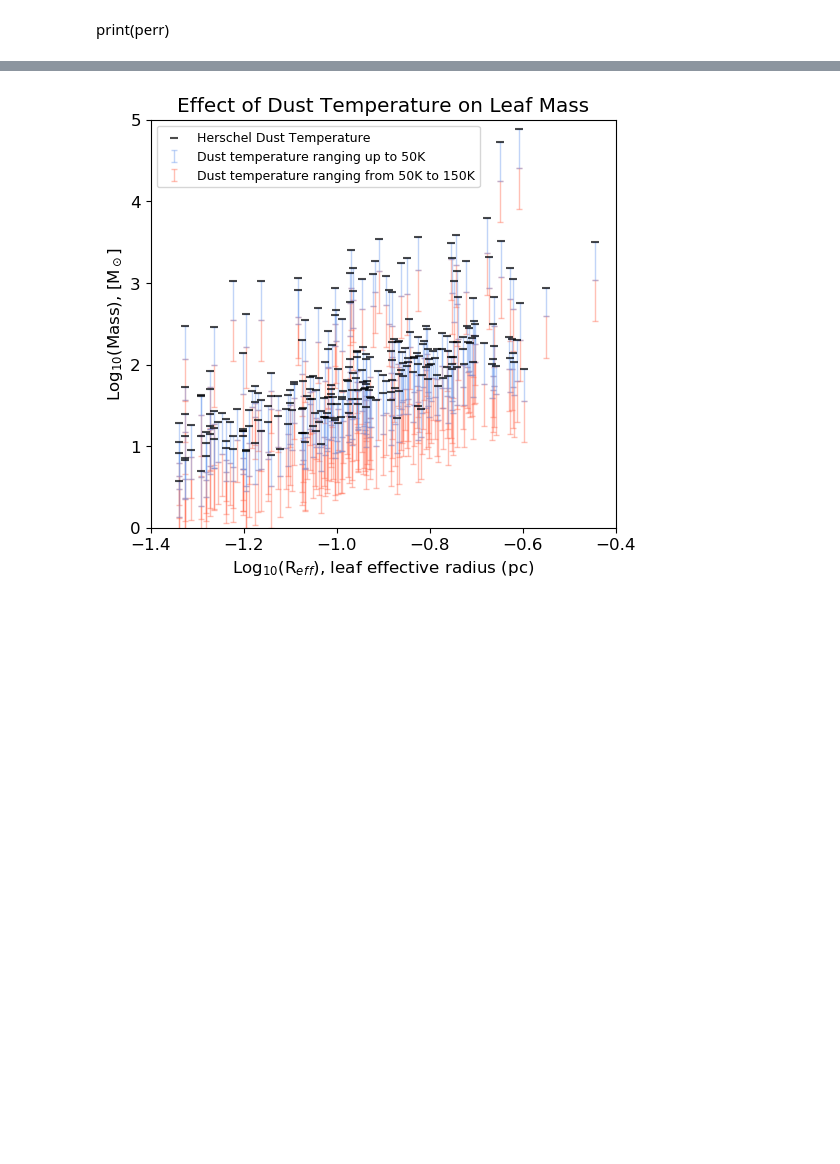
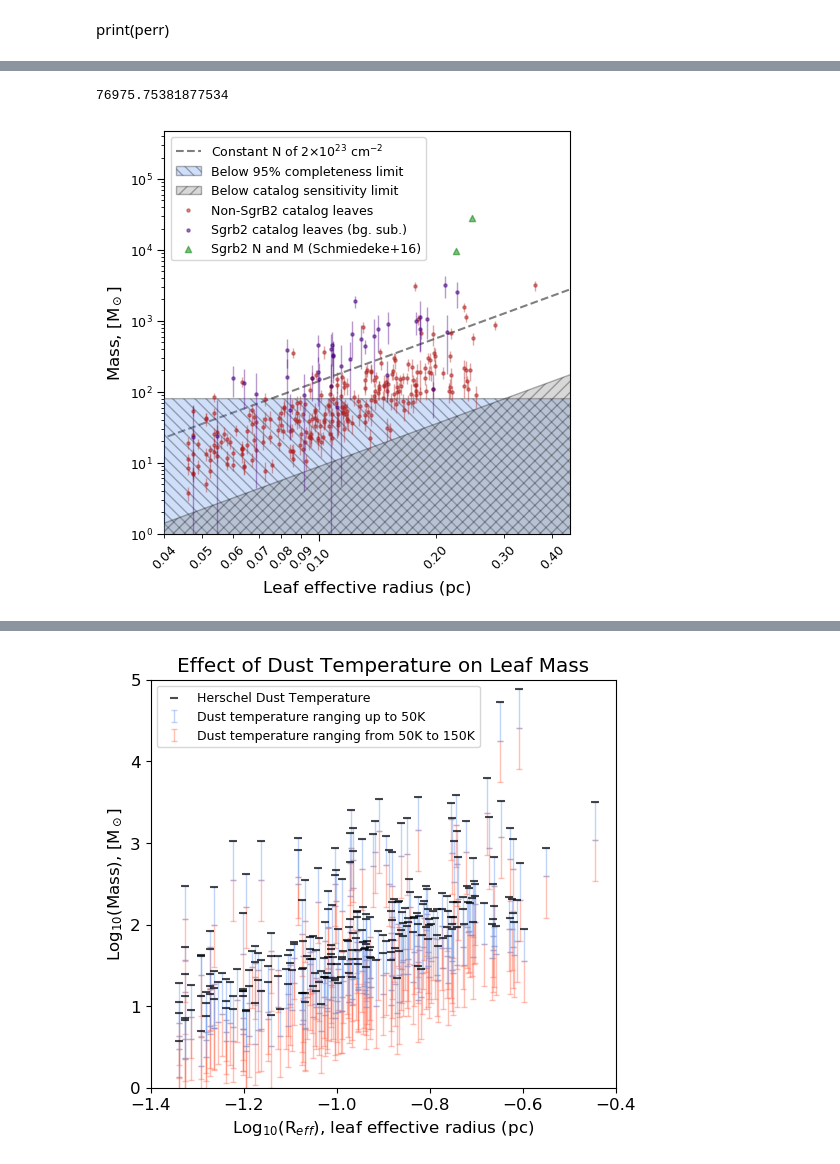
Before and after one commit to hpthatchfield/astrophys, a Jupyter notebook: CMZoom_scripts/CMZoom_catalog_figures.ipynb, the cells around one changed output, grey strips where cells are left out. Cells and saved outputs as stored; diff of their text form; code cells hidden in the pictures; blank space fills up the shorter version.

```diff
--- a/CMZoom_scripts/CMZoom_catalog_figures.ipynb
+++ b/CMZoom_scripts/CMZoom_catalog_figures.ipynb
@@ -557 +559,72 @@ plt.show()
+# %%
+## same but plotting bg sub masses for sgrb2
+
+sgrb2 = (catalog['mask_num']==9) & (catalog['leaf_ID']!='G0.699-0.028a') & (catalog['leaf_ID']!='G0.699-0.028b')
+nsgrb2 = (catalog['mask_num']!=9)
+sgrb2nm = (catalog['leaf_ID']=='G0.699-0.028a') | (catalog['leaf_ID']=='G0.699-0.028b')
+catalog['mass_bgsub'][catalog['leaf_ID']=='G0.699-0.028a']=27897.0
+catalog['mass_bgsub'][catalog['leaf_ID']=='G0.699-0.028b']=9572.0
+
+print(mass.max())
+r_eff_pc = catalog['r_eff_pc']
+noise_mass = catalog['mass_unc']
+noise_mass_bgsub = catalog['mass_bgsub_unc']
+incomp = (catalog['mass']<80)
+logyerr=(np.log10(mass)-np.log10(mass-noise_mass),
+            np.log10(mass+noise_mass)-np.log10(mass))
+mass_bin = np.array([min(mass),max(mass)])
+radius_vals = cmz.radius_from_mass_const_col_density(mass_bin,2.0*10**23)
+mass_bgsub = catalog['mass_bgsub']
+
+plt.close()
+plt.rcParams.update({'font.size': 12}) #set fontsize
+
+f = plt.figure(figsize=(5,5))
+ax1 = f.add_subplot(111)
+ax1.scatter(r_eff_pc[nsgrb2],mass[nsgrb2],s=20, color='firebrick',
+             alpha=.5,marker='.',zorder=2000,label='Non-SgrB2 catalog leaves')
+ax1.errorbar(x=r_eff_pc[nsgrb2],y=mass[nsgrb2],
+             yerr=noise_mass[nsgrb2],
+             ls='none',color='firebrick',alpha=.4,marker='', linewidth=1.0,zorder=2000)
+ax1.scatter(r_eff_pc[sgrb2],mass_bgsub[sgrb2],s=20, color='indigo',
+             alpha=.5,marker='.',zorder=2000,label='Sgrb2 catalog leaves (bg. sub.)')
+ax1.errorbar(x=r_eff_pc[sgrb2],y=mass_bgsub[sgrb2],
+             yerr=noise_mass_bgsub[sgrb2],
+             ls='none',color='indigo',alpha=.4,marker='', linewidth=1.0,zorder=2000)
+ax1.scatter(r_eff_pc[sgrb2nm],mass_bgsub[sgrb2nm],s=20, color='green',
+             alpha=.5,marker='^',zorder=2000,label='Sgrb2 N and M (Schmiedeke+16)')
+ax1.plot(radius_vals,mass_bin,color='k',ls='--',
+         label='Constant N of 2$\\times$10$^{23}$ cm$^{-2}$',alpha=0.5)
+ax1.fill(np.concatenate((r_arr_pc,r_arr_pc)), np.concatenate((np.zeros_like(masscut)-1.,np.repeat(80,len(r_arr_pc)))),
+         facecolor='cornflowerblue', alpha=0.3, edgecolor='k', hatch='\\\\\\', zorder=30,
+         label='Below 95% completeness limit')
+ax1.fill(np.concatenate((r_arr_pc,r_arr_pc)), np.concatenate((np.zeros_like(masscut)-1.,masscut)),
+         facecolor='grey', alpha=0.3, edgecolor='k', hatch='///', zorder=30,
+         label='Below catalog sensitivity limit')
+ax1.set_xlabel('Leaf effective radius (pc)',fontsize=12)
+ax1.set_ylabel('Mass, [M$_\odot$]',fontsize=12)
+ax1.set_ylim(10**(0),1.5*10**5.5)
+ax1.set_xlim(5**(-2),15**(-0.3))
+ax1.set_xscale('log')
+ax1.tick_params(axis='x', which='major', rotation=45, labelsize=9,length=5)
+ax1.tick_params(axis='y', which='major', rotation=0, labelsize=9,length=5)
+ax1.tick_params(axis='x', which='minor',rotation=45, labelsize=9,length=3)
+ax1.xaxis.set_minor_formatter(FormatStrFormatter("%1.2f"))
+ax1.xaxis.set_major_formatter(FormatStrFormatter("%1.2f"))
+ax1.set_yscale('log')
+#plt.rcParams.update({'font.size': 6}) #set fontsize
+ax1.legend(loc='upper left', shadow=False, fontsize=9)
+
+plt.tight_layout()
+
+# Save figure
+# Need to save it as a PDF, otherewise, lose transparency
+plt.savefig(figure_path + 'sgrb2_mr'+targetname+'.pdf',
+            format='pdf', dpi=100, bbox_inches='tight')
+plt.show()
+catalog = Table.read(path+'catalog_acc.fits')
+#catalog = Table.read(path+'catalog_complete.fits')
+# %% [output]
+76975.75381877534
+[figure, added]
 # %%
```
Also changed, not shown: parts of 16 cells of this notebook, 3 other files.
